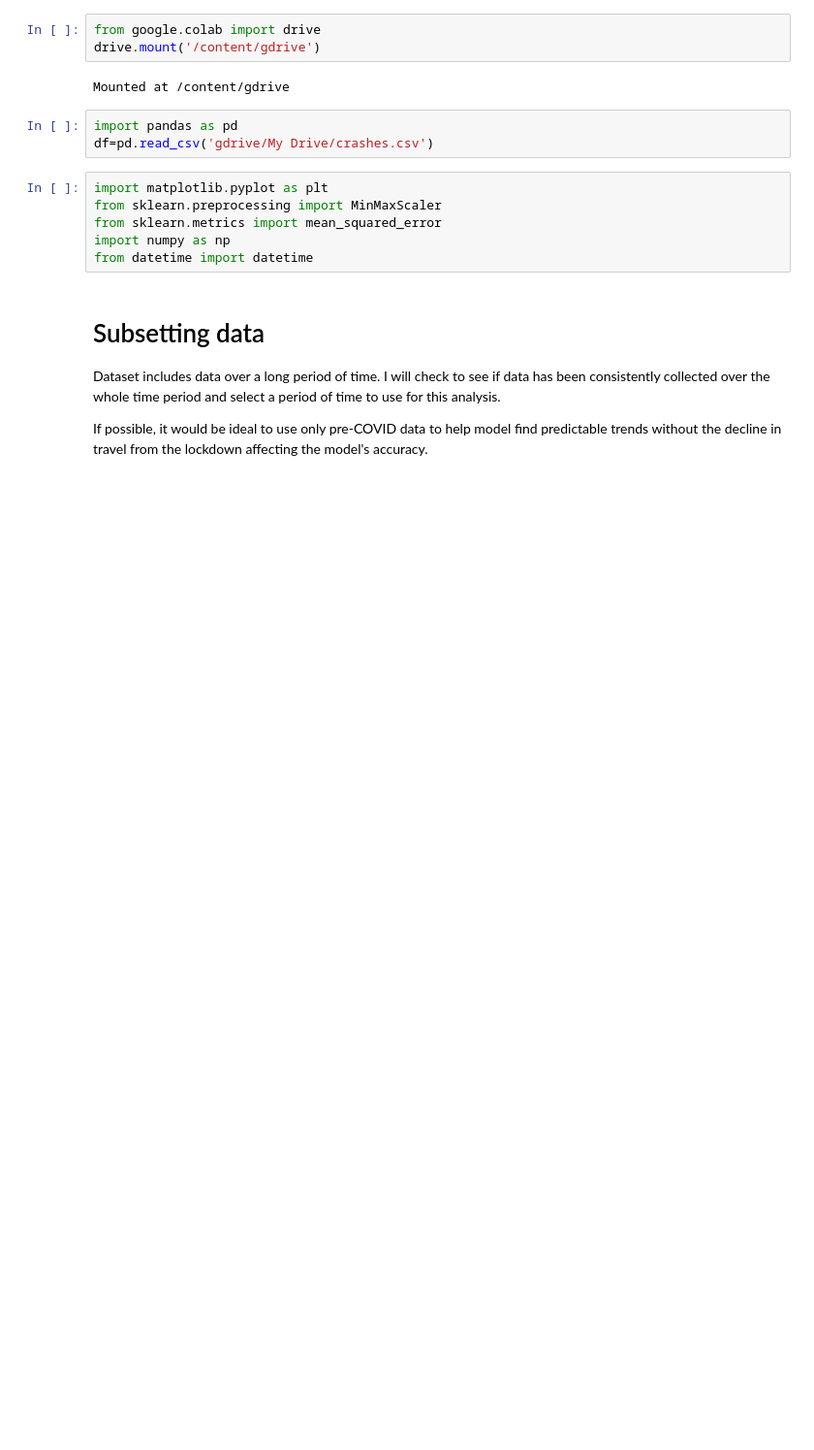
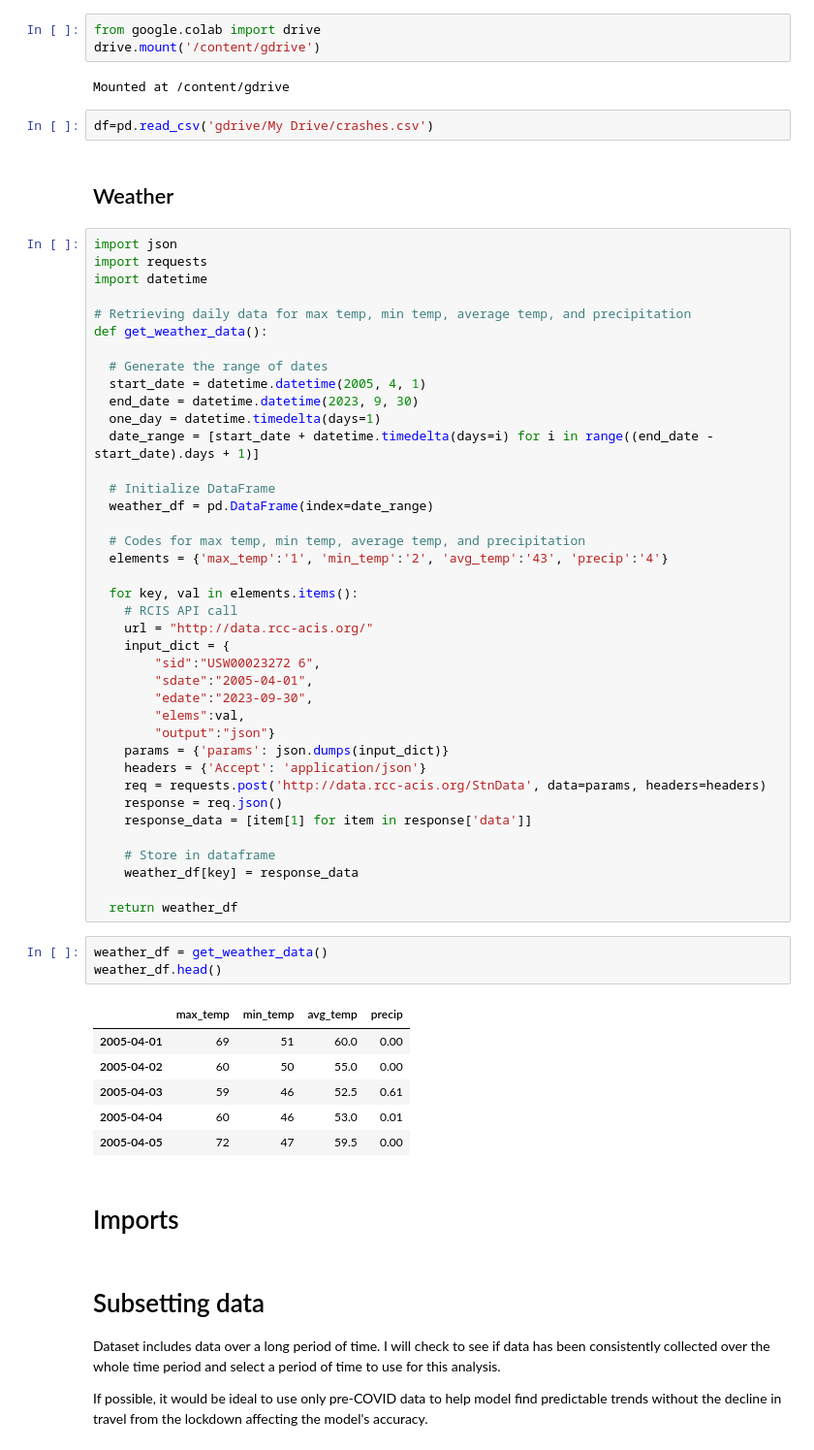
Before and after one commit to miguel-peralta/spring-2024-vip, a Jupyter notebook: stage2/lstm.ipynb, the cells around one changed output. Shown at 97% size. Cells and saved outputs as stored; diff of their text form; blank space fills up the shorter version.

```diff
--- a/stage2/lstm.ipynb
+++ b/stage2/lstm.ipynb
@@ -6,14 +15,60 @@ drive.mount('/content/gdrive')
 # %% [output]
 Mounted at /content/gdrive
 # %%
-import pandas as pd
 df=pd.read_csv('gdrive/My Drive/crashes.csv')
-# %%
-import matplotlib.pyplot as plt
-from sklearn.preprocessing import MinMaxScaler
-from sklearn.metrics import mean_squared_error
-import numpy as np
-from datetime import datetime
+# %% [markdown]
+## Weather
+# %%
+import json
+import requests
+import datetime
+
+# Retrieving daily data for max temp, min temp, average temp, and precipitation
+def get_weather_data():
+
+  # Generate the range of dates
+  start_date = datetime.datetime(2005, 4, 1)
+  end_date = datetime.datetime(2023, 9, 30)
+  one_day = datetime.timedelta(days=1)
+  date_range = [start_date + datetime.timedelta(days=i) for i in range((end_date - start_date).days + 1)]
+
+  # Initialize DataFrame
+  weather_df = pd.DataFrame(index=date_range)
+
+  # Codes for max temp, min temp, average temp, and precipitation
+  elements = {'max_temp':'1', 'min_temp':'2', 'avg_temp':'43', 'precip':'4'}
+
+  for key, val in elements.items():
+    # RCIS API call
+    url = "http://data.rcc-acis.org/"
+    input_dict = {
+        "sid":"USW00023272 6",
+        "sdate":"2005-04-01",
+        "edate":"2023-09-30",
+        "elems":val,
+        "output":"json"}
+    params = {'params': json.dumps(input_dict)}
+    headers = {'Accept': 'application/json'}
+    req = requests.post('http://data.rcc-acis.org/StnData', data=params, headers=headers)
+    response = req.json()
+    response_data = [item[1] for item in response['data']]
+
+    # Store in dataframe
+    weather_df[key] = response_data
+
+  return weather_df
+# %%
+weather_df = get_weather_data()
+weather_df.head()
+# %% [output]
+|  | max_temp | min_temp | avg_temp | precip |
+| 2005-04-01 | 69 | 51 | 60.0 | 0.00 |
+| 2005-04-02 | 60 | 50 | 55.0 | 0.00 |
+| 2005-04-03 | 59 | 46 | 52.5 | 0.61 |
+| 2005-04-04 | 60 | 46 | 53.0 | 0.01 |
+| 2005-04-05 | 72 | 47 | 59.5 | 0.00 |
+# %% [markdown]
+# Imports
 # %% [markdown]
 # Subsetting data
 Dataset includes data over a long period of time. I will check to see if data has been consistently collected over the whole time period and select a period of time to use for this analysis.
```
Also changed, not shown: parts of 31 cells of this notebook.
